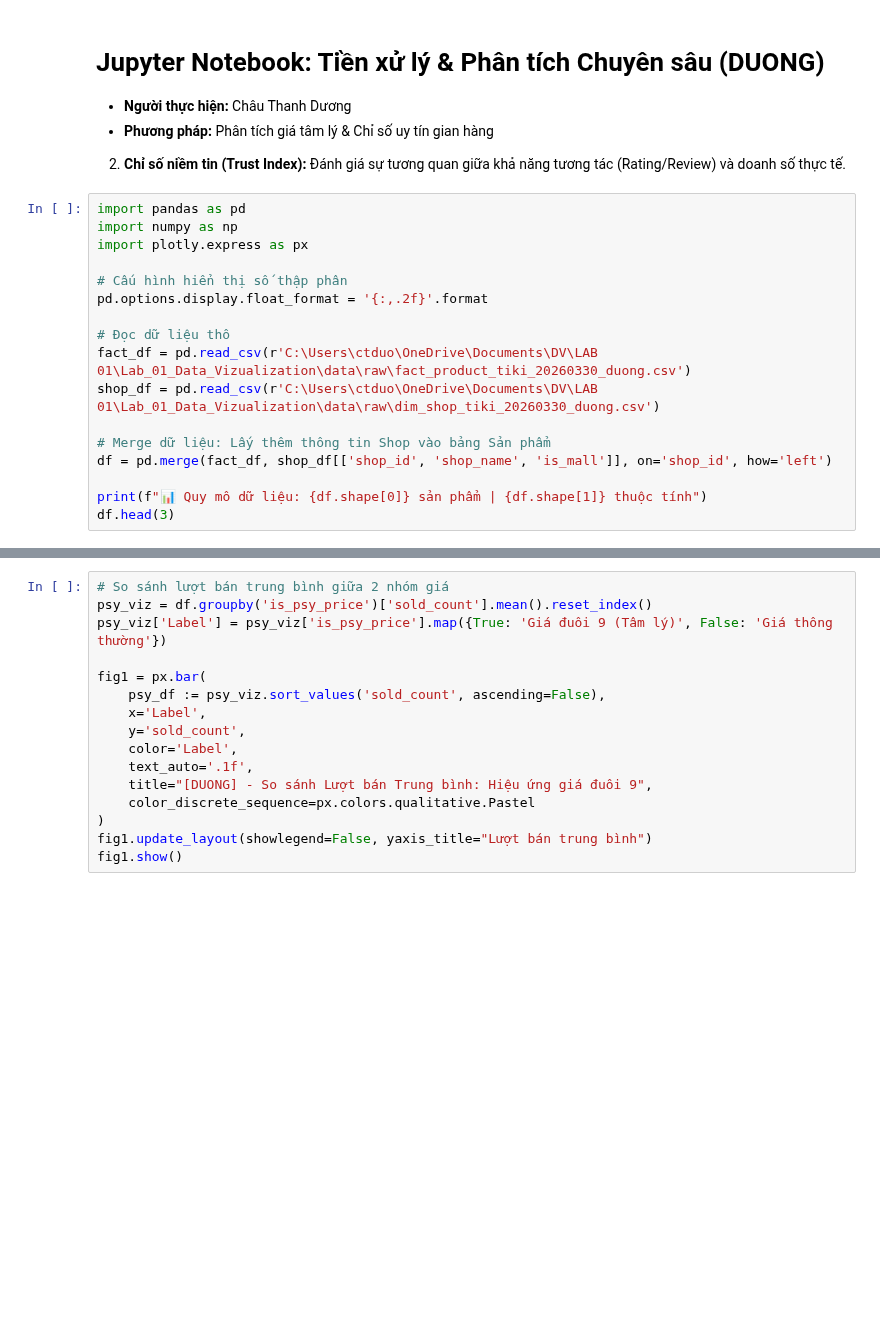
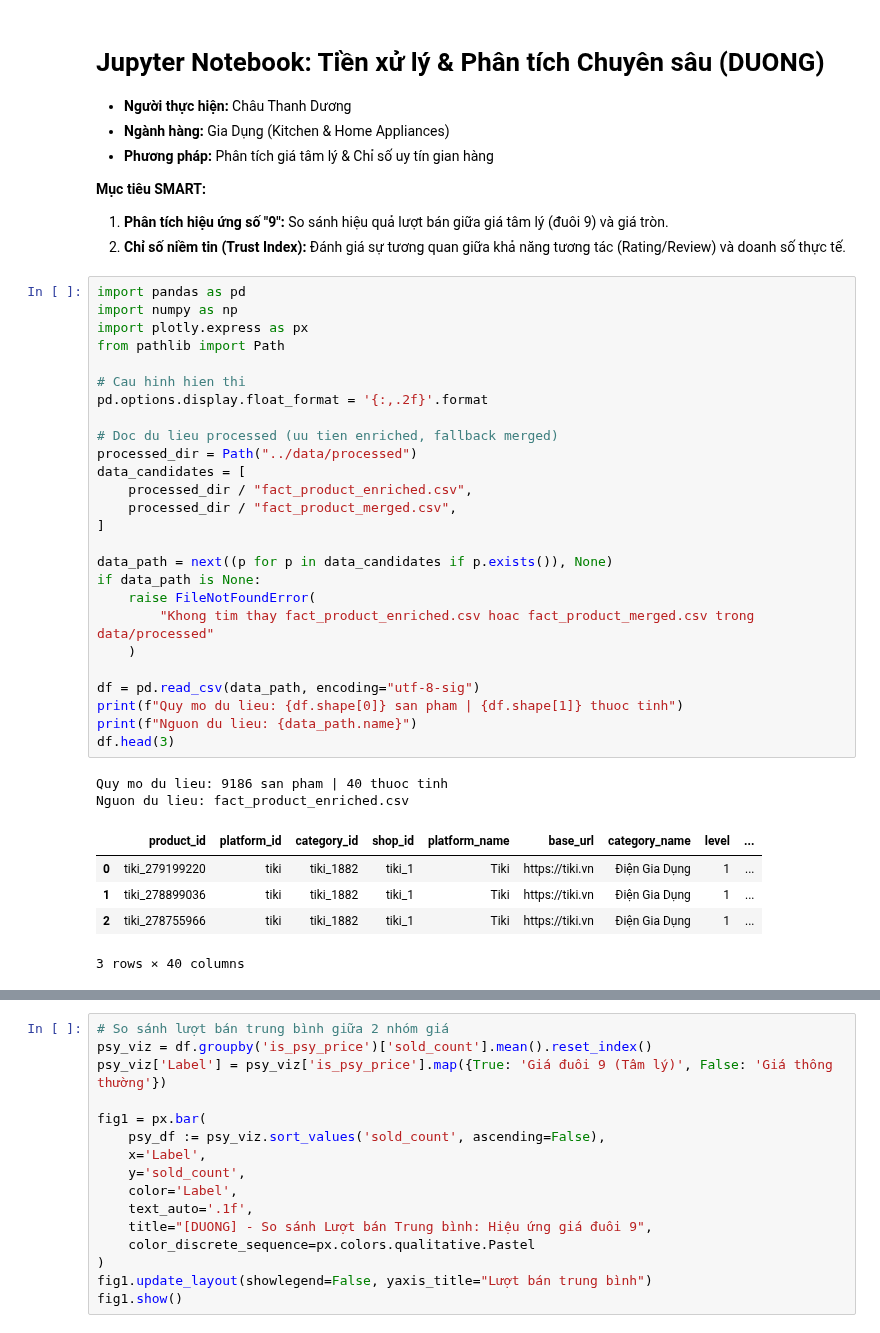
Before and after one commit to Nhihtcode/Lab_01_Data_Vizualization, a Jupyter notebook: notebooks/01_eda_duong.ipynb, the cells around one changed output, grey strips where cells are left out. Saved outputs shown, nothing was run; the diff lists cells and outputs as text; blank space fills up the shorter version.

Commit message:
merge duong-data-visualization

```diff
--- a/notebooks/01_eda_duong.ipynb
+++ b/notebooks/01_eda_duong.ipynb
@@ -2,25 +2,46 @@
 # Jupyter Notebook: Tiền xử lý & Phân tích Chuyên sâu (DUONG)
 
 - **Người thực hiện:** Châu Thanh Dương
+- **Ngành hàng:** Gia Dụng (Kitchen & Home Appliances)
 - **Phương pháp:** Phân tích giá tâm lý & Chỉ số uy tín gian hàng
+
+**Mục tiêu SMART:**
+1. **Phân tích hiệu ứng số "9":** So sánh hiệu quả lượt bán giữa giá tâm lý (đuôi 9) và giá tròn.
 2. **Chỉ số niềm tin (Trust Index):** Đánh giá sự tương quan giữa khả năng tương tác (Rating/Review) và doanh số thực tế.
 # %%
 import pandas as pd
 import numpy as np
 import plotly.express as px
+from pathlib import Path
 
-# Cấu hình hiển thị số thập phân
+# Cau hinh hien thi
 pd.options.display.float_format = '{:,.2f}'.format
 
-# Đọc dữ liệu thô
-fact_df = pd.read_csv(r'C:\Users\ctduo\OneDrive\Documents\DV\LAB 01\Lab_01_Data_Vizualization\data\raw\fact_product_tiki_20260330_duong.csv')
-shop_df = pd.read_csv(r'C:\Users\ctduo\OneDrive\Documents\DV\LAB 01\Lab_01_Data_Vizualization\data\raw\dim_shop_tiki_20260330_duong.csv')
+# Doc du lieu processed (uu tien enriched, fallback merged)
+processed_dir = Path("../data/processed")
+data_candidates = [
+    processed_dir / "fact_product_enriched.csv",
+    processed_dir / "fact_product_merged.csv",
+]
 
-# Merge dữ liệu: Lấy thêm thông tin Shop vào bảng Sản phẩm
-df = pd.merge(fact_df, shop_df[['shop_id', 'shop_name', 'is_mall']], on='shop_id', how='left')
+data_path = next((p for p in data_candidates if p.exists()), None)
+if data_path is None:
+    raise FileNotFoundError(
+        "Khong tim thay fact_product_enriched.csv hoac fact_product_merged.csv trong data/processed"
+    )
 
-print(f"📊 Quy mô dữ liệu: {df.shape[0]} sản phẩm | {df.shape[1]} thuộc tính")
+df = pd.read_csv(data_path, encoding="utf-8-sig")
+print(f"Quy mo du lieu: {df.shape[0]} san pham | {df.shape[1]} thuoc tinh")
+print(f"Nguon du lieu: {data_path.name}")
 df.head(3)
+# %% [output]
+Quy mo du lieu: 9186 san pham | 40 thuoc tinh
+Nguon du lieu: fact_product_enriched.csv
+|  | product_id | platform_id | category_id | shop_id | platform_name | base_url | category_name | level | ... |
+| 0 | tiki_279199220 | tiki | tiki_1882 | tiki_1 | Tiki | https://tiki.vn | Điện Gia Dụng | 1 | ... |
+| 1 | tiki_278899036 | tiki | tiki_1882 | tiki_1 | Tiki | https://tiki.vn | Điện Gia Dụng | 1 | ... |
+| 2 | tiki_278755966 | tiki | tiki_1882 | tiki_1 | Tiki | https://tiki.vn | Điện Gia Dụng | 1 | ... |
+3 rows × 40 columns
 # %%
 # 1. Ép kiểu dữ liệu (Sử dụng dictionary để xử lý hàng loạt)
 type_map = {
```
Also changed, not shown: parts of 2 cells of this notebook.
